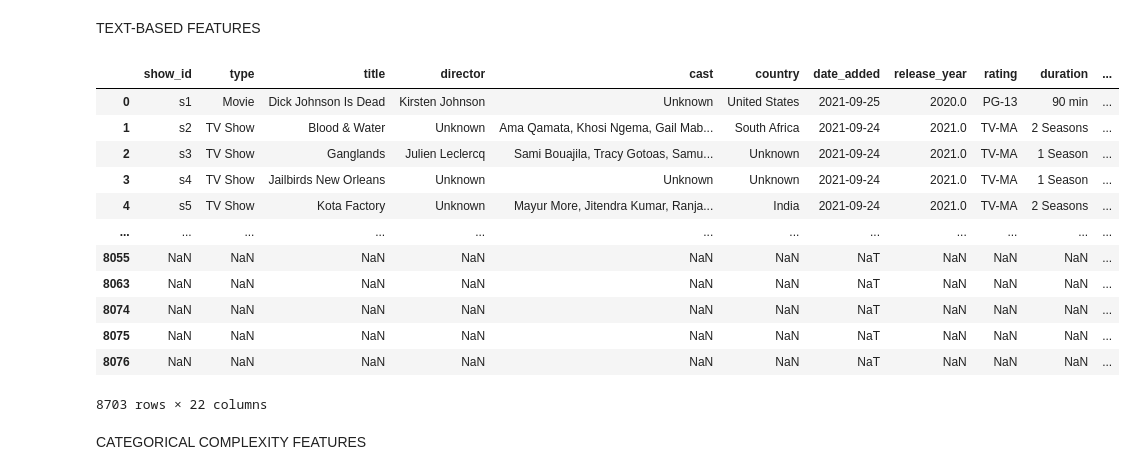
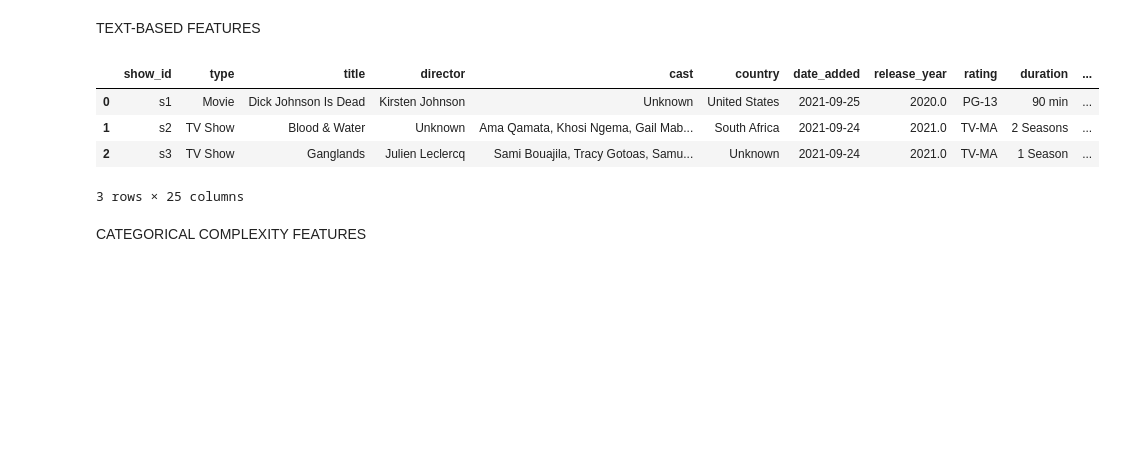
Before and after one commit to JesildaB/Netflix_EDA_FeatureEngineering, a Jupyter notebook: USECASE1.ipynb, the cells around one changed output. Saved outputs shown, nothing was run; the diff lists cells and outputs as text; code cells hidden in the pictures; blank space fills up the shorter version.

```diff
--- a/USECASE1.ipynb
+++ b/USECASE1.ipynb
@@ -665,21 +659,13 @@ TEXT-BASED FEATURES
 netflix_data_cleaned['title_word_count'] = netflix_data_cleaned['title'].fillna('').str.split().apply(len)
 netflix_data_cleaned['description_len'] = netflix_data_cleaned['description'].fillna('').str.len()
 # %%
-netflix_data_cleaned
+netflix_data_cleaned.head(3)
 # %% [output]
 |  | show_id | type | title | director | cast | country | date_added | release_year | rating | duration | ... |
 | 0 | s1 | Movie | Dick Johnson Is Dead | Kirsten Johnson | Unknown | United States | 2021-09-25 | 2020.0 | PG-13 | 90 min | ... |
 | 1 | s2 | TV Show | Blood & Water | Unknown | Ama Qamata, Khosi Ngema, Gail Mab... | South Africa | 2021-09-24 | 2021.0 | TV-MA | 2 Seasons | ... |
 | 2 | s3 | TV Show | Ganglands | Julien Leclercq | Sami Bouajila, Tracy Gotoas, Samu... | Unknown | 2021-09-24 | 2021.0 | TV-MA | 1 Season | ... |
-| 3 | s4 | TV Show | Jailbirds New Orleans | Unknown | Unknown | Unknown | 2021-09-24 | 2021.0 | TV-MA | 1 Season | ... |
-| 4 | s5 | TV Show | Kota Factory | Unknown | Mayur More, Jitendra Kumar, Ranja... | India | 2021-09-24 | 2021.0 | TV-MA | 2 Seasons | ... |
-| ... | ... | ... | ... | ... | ... | ... | ... | ... | ... | ... | ... |
-| 8055 | NaN | NaN | NaN | NaN | NaN | NaN | NaT | NaN | NaN | NaN | ... |
-| 8063 | NaN | NaN | NaN | NaN | NaN | NaN | NaT | NaN | NaN | NaN | ... |
-| 8074 | NaN | NaN | NaN | NaN | NaN | NaN | NaT | NaN | NaN | NaN | ... |
-| 8075 | NaN | NaN | NaN | NaN | NaN | NaN | NaT | NaN | NaN | NaN | ... |
-| 8076 | NaN | NaN | NaN | NaN | NaN | NaN | NaT | NaN | NaN | NaN | ... |
-8703 rows × 22 columns
+3 rows × 25 columns
 # %% [markdown]
 CATEGORICAL COMPLEXITY FEATURES
 # %% [markdown]
```
Also changed, not shown: parts of 5 cells of this notebook.
